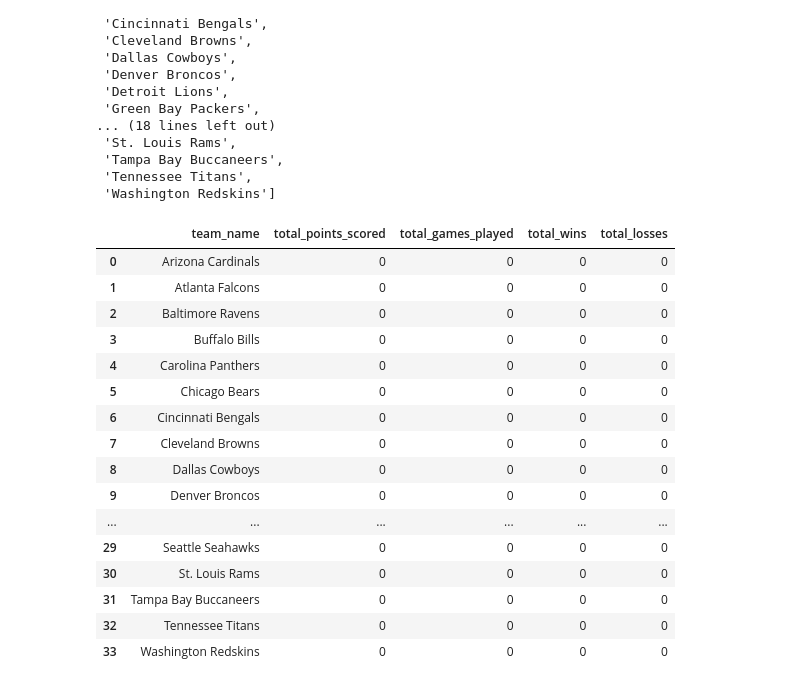
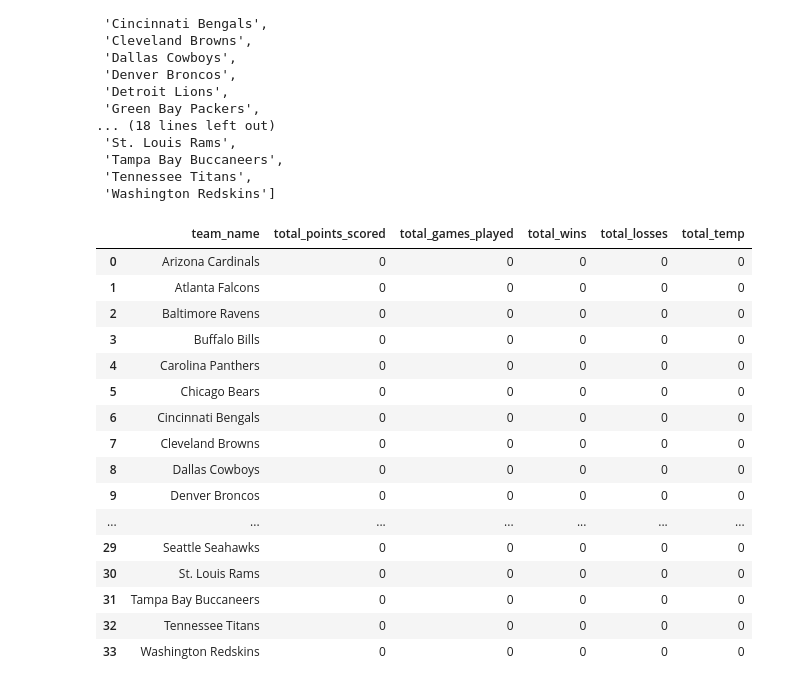
Before and after one commit to potterc22/Project1_TeamB, a Jupyter notebook: startercode.ipynb, the cells around one changed output. Cells and saved outputs as stored; diff of their text form; code cells hidden in the pictures.

```diff
--- a/startercode.ipynb
+++ b/startercode.ipynb
@@ -268,29 +268,30 @@ teams
 # %%
 team_stats = pd.DataFrame(teams)
 team_stats = team_stats.rename(columns={0: 'team_name'})
 team_stats['total_points_scored'] = 0
 team_stats['total_games_played'] = 0
 team_stats['total_wins'] = 0
 team_stats['total_losses'] = 0
+team_stats['total_temp'] = 0
 team_stats
 # %% [output]
-|  | team_name | total_points_scored | total_games_played | total_wins | total_losses |
-| 0 | Arizona Cardinals | 0 | 0 | 0 | 0 |
-| 1 | Atlanta Falcons | 0 | 0 | 0 | 0 |
-| 2 | Baltimore Ravens | 0 | 0 | 0 | 0 |
-| 3 | Buffalo Bills | 0 | 0 | 0 | 0 |
-| 4 | Carolina Panthers | 0 | 0 | 0 | 0 |
-| 5 | Chicago Bears | 0 | 0 | 0 | 0 |
-| 6 | Cincinnati Bengals | 0 | 0 | 0 | 0 |
-| 7 | Cleveland Browns | 0 | 0 | 0 | 0 |
-| 8 | Dallas Cowboys | 0 | 0 | 0 | 0 |
-| 9 | Denver Broncos | 0 | 0 | 0 | 0 |
-| ... | ... | ... | ... | ... | ... |
-| 29 | Seattle Seahawks | 0 | 0 | 0 | 0 |
-| 30 | St. Louis Rams | 0 | 0 | 0 | 0 |
-| 31 | Tampa Bay Buccaneers | 0 | 0 | 0 | 0 |
-| 32 | Tennessee Titans | 0 | 0 | 0 | 0 |
-| 33 | Washington Redskins | 0 | 0 | 0 | 0 |
+|  | team_name | total_points_scored | total_games_played | total_wins | total_losses | total_temp |
+| 0 | Arizona Cardinals | 0 | 0 | 0 | 0 | 0 |
+| 1 | Atlanta Falcons | 0 | 0 | 0 | 0 | 0 |
+| 2 | Baltimore Ravens | 0 | 0 | 0 | 0 | 0 |
+| 3 | Buffalo Bills | 0 | 0 | 0 | 0 | 0 |
+| 4 | Carolina Panthers | 0 | 0 | 0 | 0 | 0 |
+| 5 | Chicago Bears | 0 | 0 | 0 | 0 | 0 |
+| 6 | Cincinnati Bengals | 0 | 0 | 0 | 0 | 0 |
+| 7 | Cleveland Browns | 0 | 0 | 0 | 0 | 0 |
+| 8 | Dallas Cowboys | 0 | 0 | 0 | 0 | 0 |
+| 9 | Denver Broncos | 0 | 0 | 0 | 0 | 0 |
+| ... | ... | ... | ... | ... | ... | ... |
+| 29 | Seattle Seahawks | 0 | 0 | 0 | 0 | 0 |
+| 30 | St. Louis Rams | 0 | 0 | 0 | 0 | 0 |
+| 31 | Tampa Bay Buccaneers | 0 | 0 | 0 | 0 | 0 |
+| 32 | Tennessee Titans | 0 | 0 | 0 | 0 | 0 |
+| 33 | Washington Redskins | 0 | 0 | 0 | 0 | 0 |
 # %%
 # Use count to index through our teams
 count = 0
```
Also changed, not shown: parts of 3 cells of this notebook.
